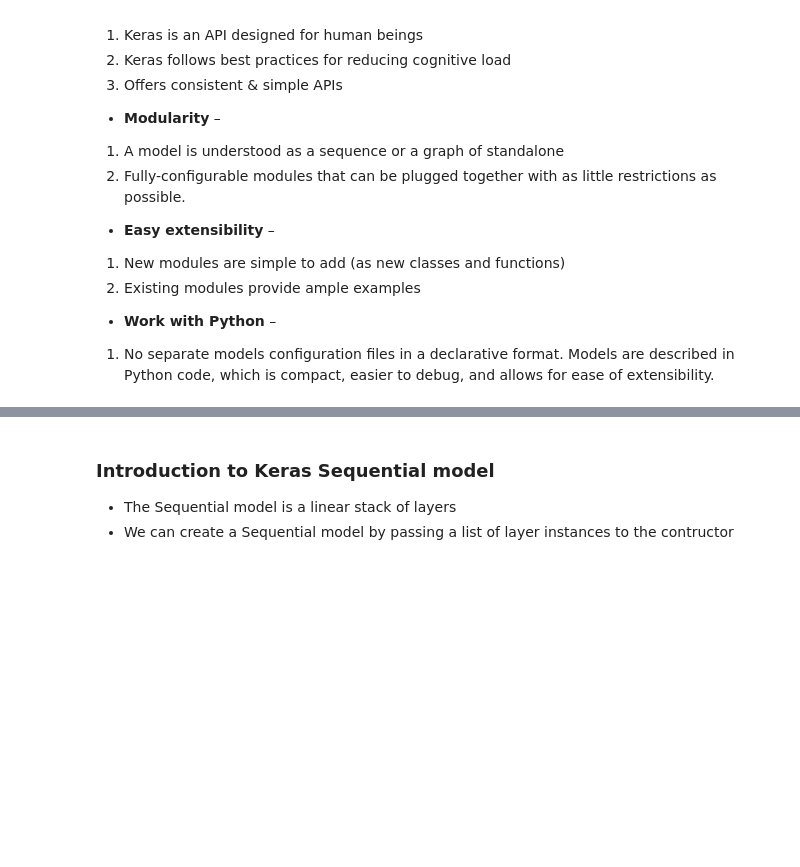
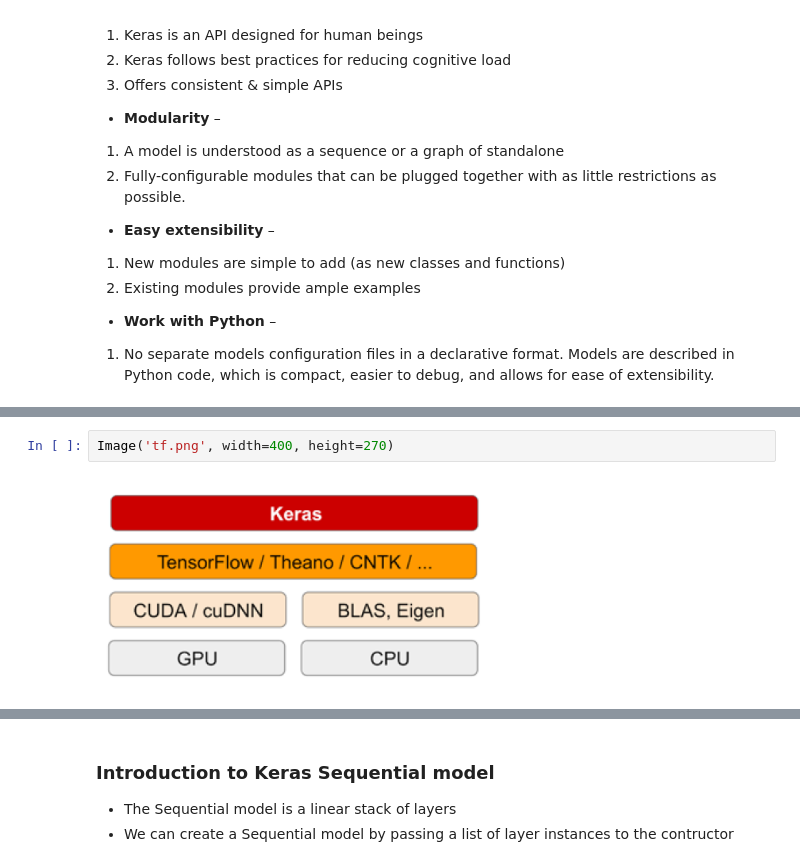
Before and after one commit to sagihaider/IADS_SummerSchool_NN_2019, a Jupyter notebook: Day1_Intro2NN_Keras.ipynb, the cells around one changed output, grey strips where cells are left out. Saved outputs shown, nothing was run; the diff lists cells and outputs as text; blank space fills up the shorter version.

```diff
--- a/Day1_Intro2NN_Keras.ipynb
+++ b/Day1_Intro2NN_Keras.ipynb
@@ -112,0 +122,4 @@ models.
+# %%
+Image('tf.png', width=400, height=270)
+# %% [output]
+[figure, added]
```
Also changed, not shown: parts of 3 cells of this notebook.
